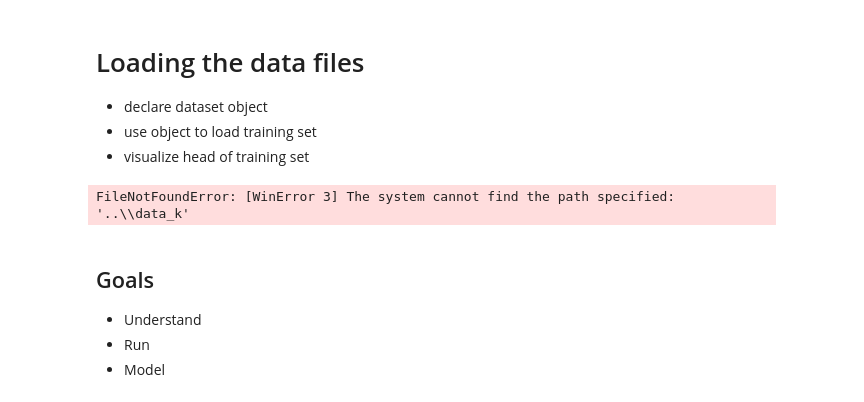
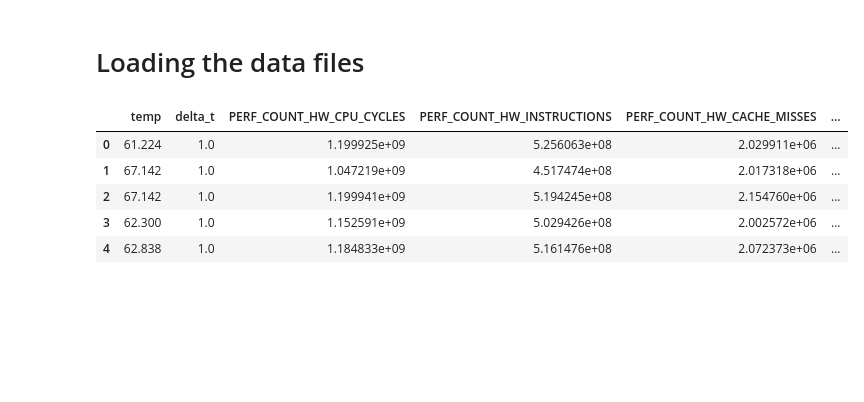
Before and after one commit to Eric-D-Stevens/thermal_aware_process_scheduling, a Jupyter notebook: modling/Presentation.ipynb, the cells around one changed output. Drawn from its saved outputs; the diff is of its cells as text; code cells hidden in the pictures; blank space fills up the shorter version.

```diff
--- a/modling/Presentation.ipynb
+++ b/modling/Presentation.ipynb
@@ -17,16 +15,14 @@ plt.style.use(['dark_background',])
-# %% [markdown]
-# Loading the data files
-* declare dataset object
-* use object to load training set
-* visualize head of training set
+# %% [markdown]
+# Loading the data files
 # %%
 ds = dataset()
 ds.build_train_set()
-ds.training_set.head()
-# %% [output]
-FileNotFoundError: [WinError 3] The system cannot find the path specified: '..\\data_k'
-# %% [markdown]
-## Goals
-* Understand
-* Run
-* Model
+# %%
+ds.training_data.head()
+# %% [output]
+|  | temp | delta_t | PERF_COUNT_HW_CPU_CYCLES | PERF_COUNT_HW_INSTRUCTIONS | PERF_COUNT_HW_CACHE_MISSES | ... |
+| 0 | 61.224 | 1.0 | 1.199925e+09 | 5.256063e+08 | 2.029911e+06 | ... |
+| 1 | 67.142 | 1.0 | 1.047219e+09 | 4.517474e+08 | 2.017318e+06 | ... |
+| 2 | 67.142 | 1.0 | 1.199941e+09 | 5.194245e+08 | 2.154760e+06 | ... |
+| 3 | 62.300 | 1.0 | 1.152591e+09 | 5.029426e+08 | 2.002572e+06 | ... |
+| 4 | 62.838 | 1.0 | 1.184833e+09 | 5.161476e+08 | 2.072373e+06 | ... |
```
Also changed, not shown: parts of 7 cells of this notebook, 1 other file.
